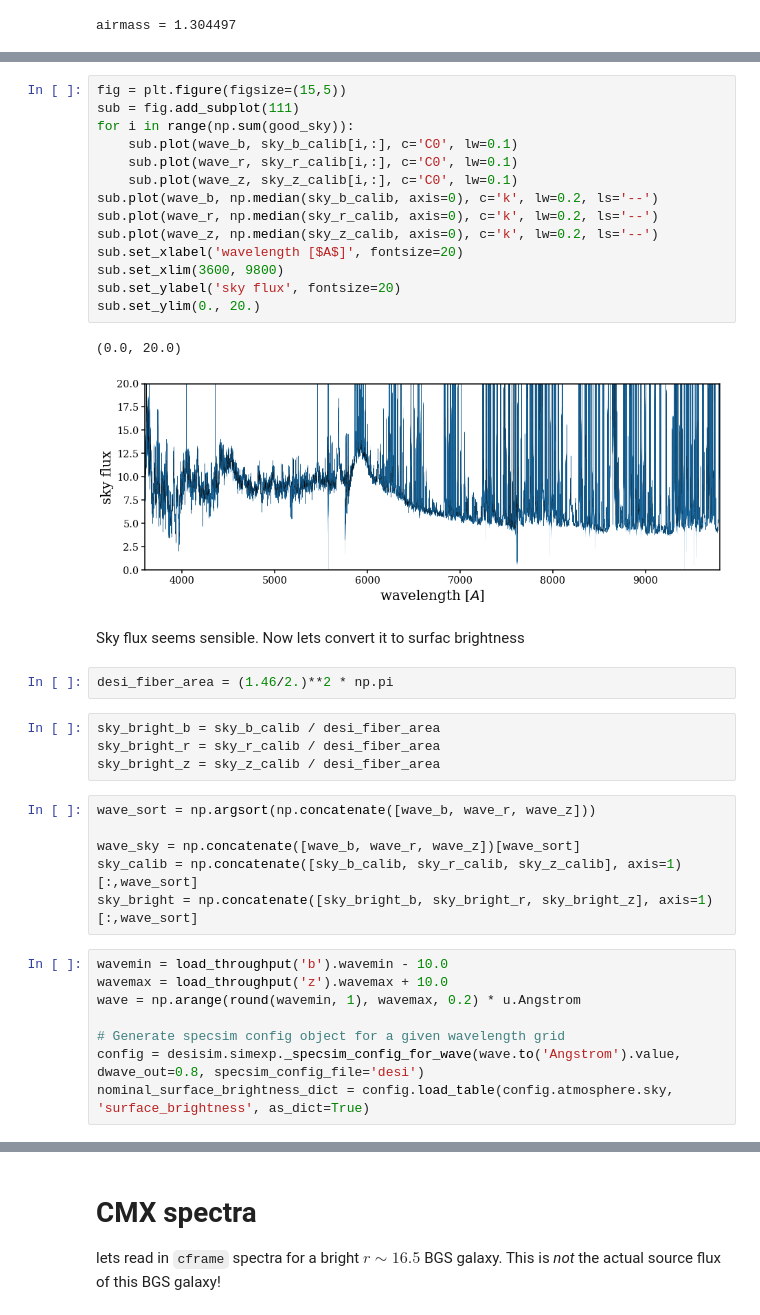
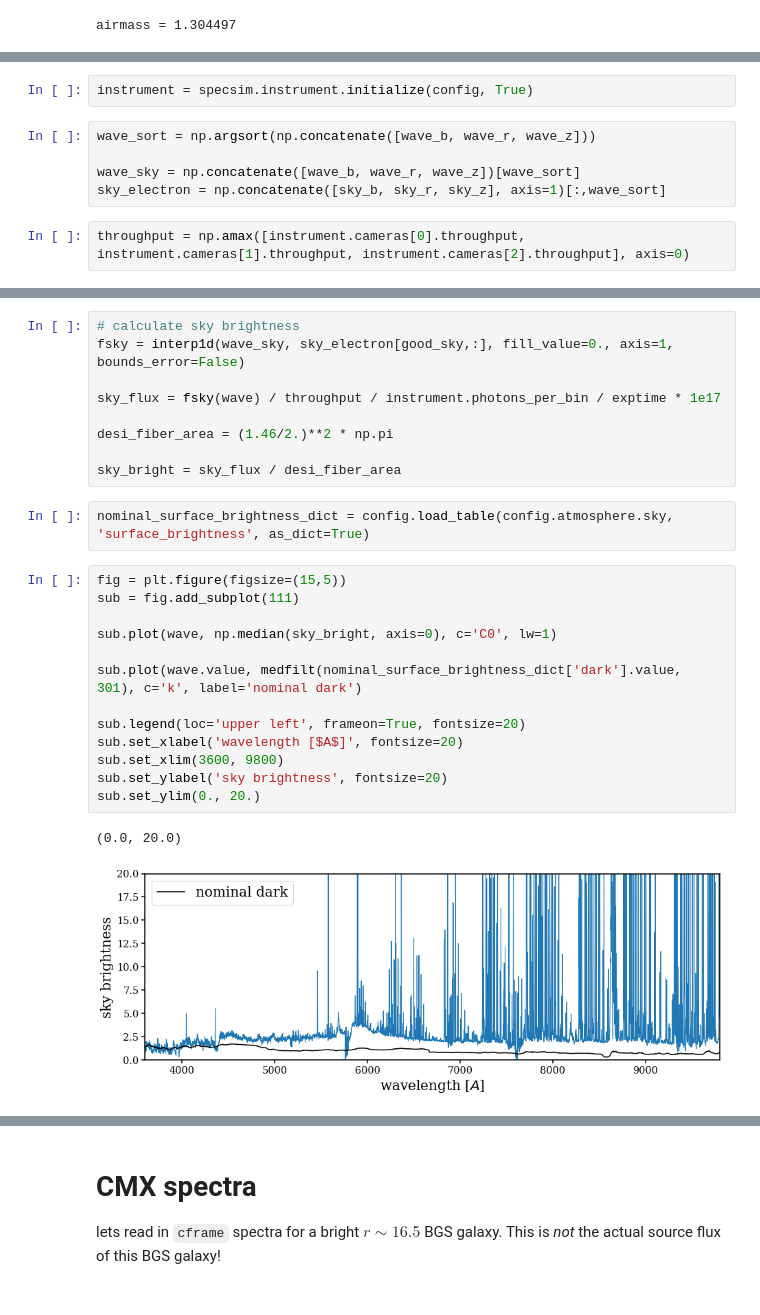
Before and after one commit to desi-bgs/feasiBGS, a Jupyter notebook: notebook/cmx/validate_specsim.ipynb, the cells around one changed output, grey strips where cells are left out. Cells and saved outputs as stored; diff of their text form.

Commit message:
`validate_specsim.ipynb` updated with sky brightness calculated from sky data. b spectrograph specsim output now reproduces data accurately. however, r and z spectrographs overestimate the noise.

```diff
--- a/notebook/cmx/validate_specsim.ipynb
+++ b/notebook/cmx/validate_specsim.ipynb
@@ -153,0 +163,9 @@ sky_z_calib = sky_z[good_sky,:] * (calib_z[good_sky,:] > 0) / (calib_z[good_sky,
+# %%
+instrument = specsim.instrument.initialize(config, True)
+# %%
+wave_sort = np.argsort(np.concatenate([wave_b, wave_r, wave_z]))
+
+wave_sky = np.concatenate([wave_b, wave_r, wave_z])[wave_sort]
+sky_electron = np.concatenate([sky_b, sky_r, sky_z], axis=1)[:,wave_sort]
+# %%
+throughput = np.amax([instrument.cameras[0].throughput, instrument.cameras[1].throughput, instrument.cameras[2].throughput], axis=0)
@@ -154,39 +183,27 @@ sky_z_calib = sky_z[good_sky,:] * (calib_z[good_sky,:] > 0) / (calib_z[good_sky,
+# %%
+# calculate sky brightness
+fsky = interp1d(wave_sky, sky_electron[good_sky,:], fill_value=0., axis=1, bounds_error=False)
+
+sky_flux = fsky(wave) / throughput / instrument.photons_per_bin / exptime * 1e17
+
+desi_fiber_area = (1.46/2.)**2 * np.pi
+
+sky_bright = sky_flux / desi_fiber_area
+# %%
+nominal_surface_brightness_dict = config.load_table(config.atmosphere.sky, 'surface_brightness', as_dict=True)
 # %%
 fig = plt.figure(figsize=(15,5))
 sub = fig.add_subplot(111)
-for i in range(np.sum(good_sky)):
-    sub.plot(wave_b, sky_b_calib[i,:], c='C0', lw=0.1)
-    sub.plot(wave_r, sky_r_calib[i,:], c='C0', lw=0.1)
-    sub.plot(wave_z, sky_z_calib[i,:], c='C0', lw=0.1)
-sub.plot(wave_b, np.median(sky_b_calib, axis=0), c='k', lw=0.2, ls='--')
-sub.plot(wave_r, np.median(sky_r_calib, axis=0), c='k', lw=0.2, ls='--')
-sub.plot(wave_z, np.median(sky_z_calib, axis=0), c='k', lw=0.2, ls='--')
+
+sub.plot(wave, np.median(sky_bright, axis=0), c='C0', lw=1)
+
+sub.plot(wave.value, medfilt(nominal_surface_brightness_dict['dark'].value, 301), c='k', label='nominal dark')
+
+sub.legend(loc='upper left', frameon=True, fontsize=20)
 sub.set_xlabel('wavelength [$A$]', fontsize=20)
 sub.set_xlim(3600, 9800)
-sub.set_ylabel('sky flux', fontsize=20)
+sub.set_ylabel('sky brightness', fontsize=20)
 sub.set_ylim(0., 20.)
 # %% [output]
 (0.0, 20.0)
-[figure, old version]
+[figure, new version]
-# %% [markdown]
-Sky flux seems sensible. Now lets convert it to surfac brightness
-# %%
-desi_fiber_area = (1.46/2.)**2 * np.pi
-# %%
-sky_bright_b = sky_b_calib / desi_fiber_area
-sky_bright_r = sky_r_calib / desi_fiber_area
-sky_bright_z = sky_z_calib / desi_fiber_area
-# %%
-wave_sort = np.argsort(np.concatenate([wave_b, wave_r, wave_z]))
-
-wave_sky = np.concatenate([wave_b, wave_r, wave_z])[wave_sort]
-sky_calib = np.concatenate([sky_b_calib, sky_r_calib, sky_z_calib], axis=1)[:,wave_sort]
-sky_bright = np.concatenate([sky_bright_b, sky_bright_r, sky_bright_z], axis=1)[:,wave_sort]
-# %%
-wavemin = load_throughput('b').wavemin - 10.0
-wavemax = load_throughput('z').wavemax + 10.0
-wave = np.arange(round(wavemin, 1), wavemax, 0.2) * u.Angstrom
-
-# Generate specsim config object for a given wavelength grid
-config = desisim.simexp._specsim_config_for_wave(wave.to('Angstrom').value, dwave_out=0.8, specsim_config_file='desi')
-nominal_surface_brightness_dict = config.load_table(config.atmosphere.sky, 'surface_brightness', as_dict=True)
```
Also changed, not shown: parts of 20 cells of this notebook, 1 other file.
